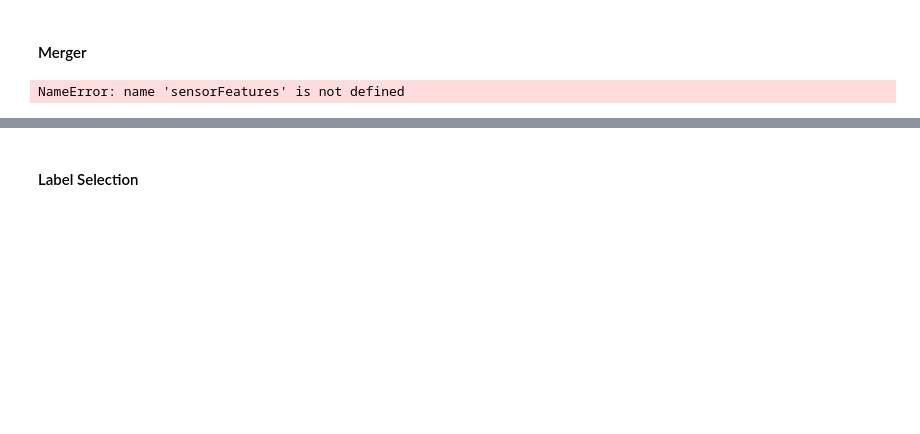
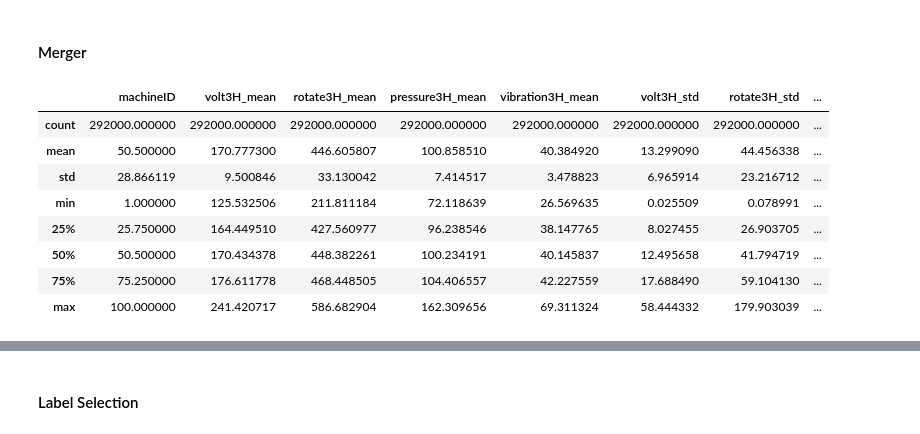
Before and after one commit to 55thSwiss/Kaggle, a Jupyter notebook: MPred/MPred_v3.ipynb, the cells around one changed output, grey strips where cells are left out. Drawn from its saved outputs; the diff is of its cells as text; code cells hidden in the pictures; blank space fills up the shorter version.

```diff
--- a/MPred/MPred_v3.ipynb
+++ b/MPred/MPred_v3.ipynb
@@ -639,11 +639,11 @@ for column in features:
     temp.append(pd.pivot_table(errorData, index = 'datetime', columns = 'machineID', values = column)
                 .resample('3H', closed = 'left', how = 'sum', label = 'right').unstack())
 # create a dataframe to hold the information and concat the 'temp' list
-errorData3H_sum = pd.concat(temp, axis = 1)
+errorLagWindow = pd.concat(temp, axis = 1)
 # name the columns using the list 'features' + '3H_sum
-errorData3H_sum.columns = [n + '_3H_sum' for n in features]
+errorLagWindow.columns = [n + '_3H_sum' for n in features]
 # reset the index values
-errorData3H_sum.reset_index(inplace = True)
+errorLagWindow.reset_index(inplace = True)
 # %%
 # check that at least one column contains more than a '1', and that at least two columns have a
     # '1' at the same time, indicating the resample likely worked
@@ -727,18 +713,2 @@ compFeatures.head()
 # %% [markdown]
 #### Merger
-# %%
-# combine all the data sets
-DataFrames = ['sensorData', 'sensorFeatures', 'errorData', 'errorFeatures',
-              'maintenanceData', 'compFeatures', 'originsData', 'failureData']
-
-#singleDF = sensorData.merge(sensorFeatures, on = ['datetime', 'machineID'], how = 'left')
-#singleDF = singleDF.merge(errorData, on = ['datetime', 'machineID'], how = 'left')
-#singleDF = singleDF.merge(errorFeatures, on = ['datetime', 'machineID'], how = 'left')
-#singleDF = singleDF.merge(maintenanceData, on = ['datetime', 'machineID'], how = 'left')
-#singleDF = singleDF.merge(compFeatures, on = ['datetime', 'machineID'], how = 'left')
-singleDF = sensorFeatures.merge(compFeatures, on = ['datetime', 'machineID'], how = 'left')
-singleDF = singleDF.merge(errorFeatures, on = ['datetime', 'machineID'], how = 'left')
-singleDF = singleDF.merge(originsData, on = ['machineID'], how = 'left')
-#singleDF = singleDF.merge(failureData, on = ['datetime', 'machineID'], how = 'left')
-# %% [output]
-NameError: name 'sensorFeatures' is not defined
@@ -746,0 +715,18 @@ singleDF.head()
+# %%
+# combine all the features into one matrix
+final_features = sensorLagWindow.merge(errorLagWindow, on=['datetime', 'machineID'], how='left')
+final_feat = final_features.merge(runningComps, on=['datetime', 'machineID'], how='left')
+final_feat = final_features.merge(originsData, on=['machineID'], how='left')
+
+# descriptive statistics
+final_features.describe()
+# %% [output]
+|  | machineID | volt3H_mean | rotate3H_mean | pressure3H_mean | vibration3H_mean | volt3H_std | rotate3H_std | ... |
+| count | 292000.000000 | 292000.000000 | 292000.000000 | 292000.000000 | 292000.000000 | 292000.000000 | 292000.000000 | ... |
+| mean | 50.500000 | 170.777300 | 446.605807 | 100.858510 | 40.384920 | 13.299090 | 44.456338 | ... |
+| std | 28.866119 | 9.500846 | 33.130042 | 7.414517 | 3.478823 | 6.965914 | 23.216712 | ... |
+| min | 1.000000 | 125.532506 | 211.811184 | 72.118639 | 26.569635 | 0.025509 | 0.078991 | ... |
+| 25% | 25.750000 | 164.449510 | 427.560977 | 96.238546 | 38.147765 | 8.027455 | 26.903705 | ... |
+| 50% | 50.500000 | 170.434378 | 448.382261 | 100.234191 | 40.145837 | 12.495658 | 41.794719 | ... |
+| 75% | 75.250000 | 176.611778 | 468.448505 | 104.406557 | 42.227559 | 17.688490 | 59.104130 | ... |
+| max | 100.000000 | 241.420717 | 586.682904 | 162.309656 | 69.311324 | 58.444332 | 179.903039 | ... |
```
Also changed, not shown: parts of 16 cells of this notebook.
